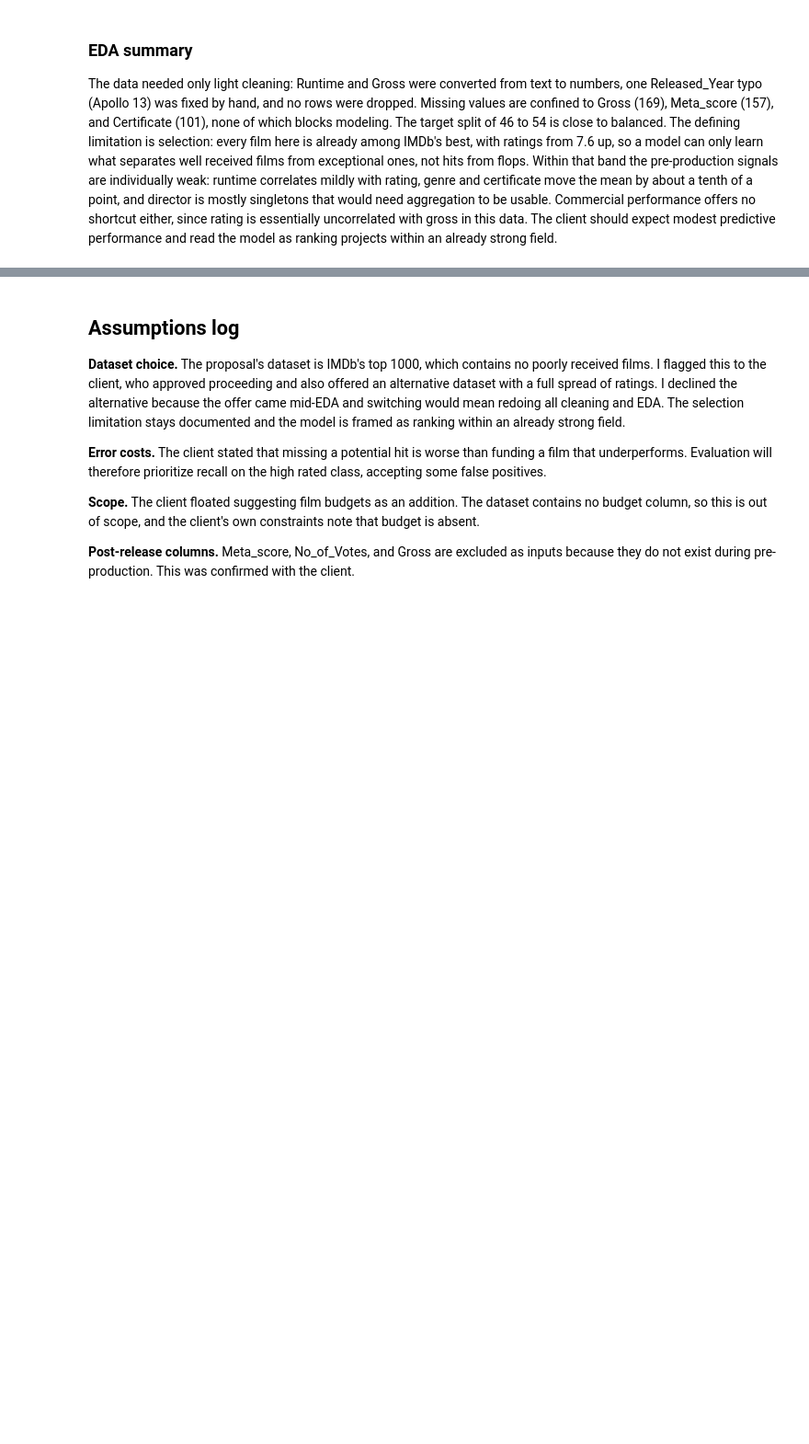
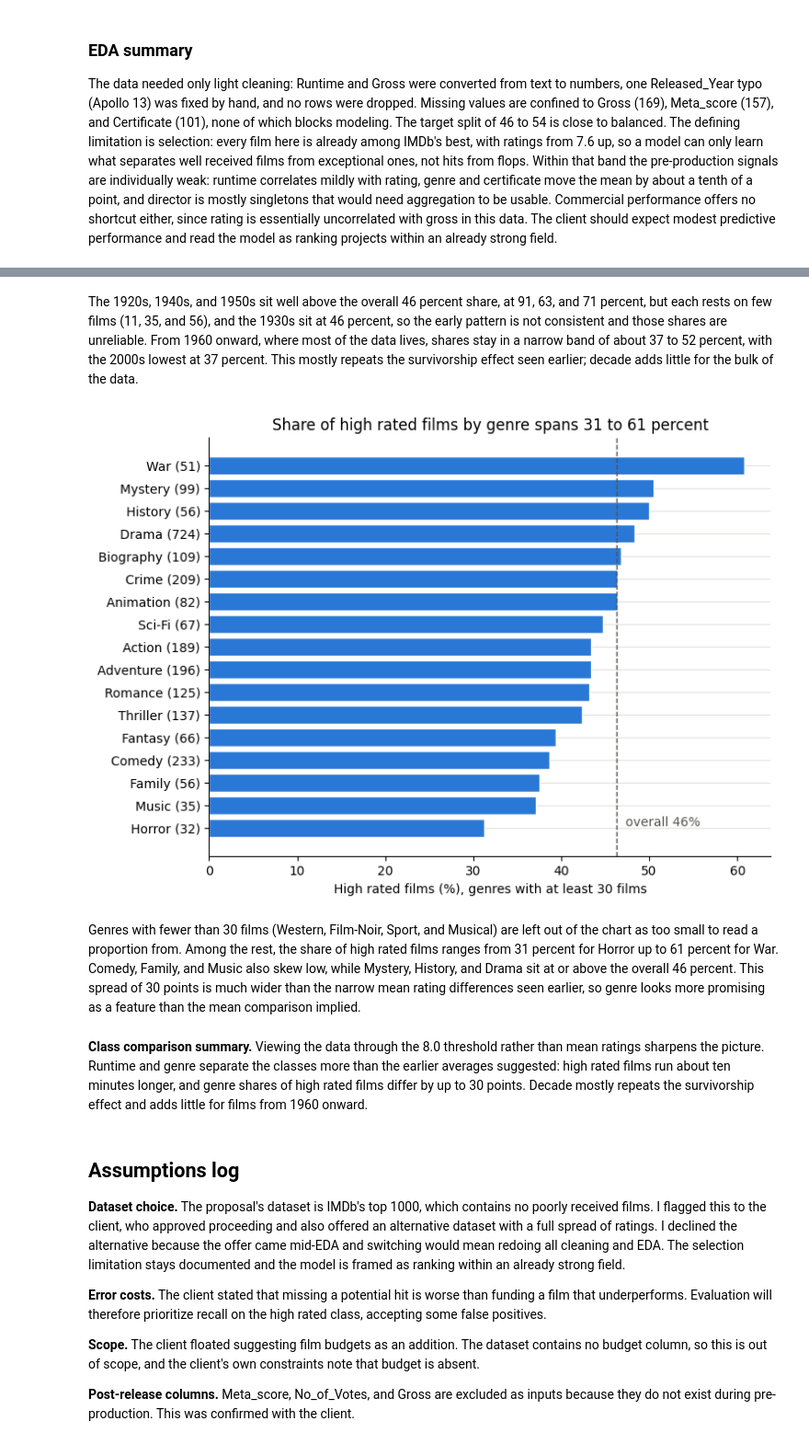
Before and after one commit to ekam-n/iat461-final-project, a Jupyter notebook: notebook.ipynb, the cells around one changed output, grey strips where cells are left out. Shown at 92% size. Saved outputs shown, nothing was run; the diff lists cells and outputs as text; code cells hidden in the pictures; blank space fills up the shorter version.

```diff
--- a/notebook.ipynb
+++ b/notebook.ipynb
@@ -289,3 +327,26 @@ The data needed only light cleaning: Runtime and Gross were converted from text
+# %% [markdown]
+The 1920s, 1940s, and 1950s sit well above the overall 46 percent share, at 91, 63, and 71 percent, but each rests on few films (11, 35, and 56), and the 1930s sit at 46 percent, so the early pattern is not consistent and those shares are unreliable. From 1960 onward, where most of the data lives, shares stay in a narrow band of about 37 to 52 percent, with the 2000s lowest at 37 percent. This mostly repeats the survivorship effect seen earlier; decade adds little for the bulk of the data.
+# %%
+genre_share = (df.assign(Genre=df["Genre"].str.split(", ")).explode("Genre")
+               .groupby("Genre")["high_rated"].agg(["mean", "count"])
+               .query("count >= 30").sort_values("mean"))
+labels = [f"{g} ({c})" for g, c in zip(genre_share.index, genre_share["count"])]
+
+fig, ax = plt.subplots(figsize=(8, 6))
+ax.barh(range(len(genre_share)), genre_share["mean"] * 100, color=BLUE, edgecolor="white")
+ax.axvline(overall, color=INK, linestyle="--", linewidth=1)
+ax.text(overall + 1, 0.1, f"overall {overall:.0f}%", color=INK)
+ax.set_yticks(range(len(genre_share)), labels)
+ax.grid(axis="x")
+ax.set_title("Share of high rated films by genre spans 31 to 61 percent")
+ax.set_xlabel("High rated films (%), genres with at least 30 films")
+plt.show()
+# %% [output]
+[figure, added]
+# %% [markdown]
+Genres with fewer than 30 films (Western, Film-Noir, Sport, and Musical) are left out of the chart as too small to read a proportion from. Among the rest, the share of high rated films ranges from 31 percent for Horror up to 61 percent for War. Comedy, Family, and Music also skew low, while Mystery, History, and Drama sit at or above the overall 46 percent. This spread of 30 points is much wider than the narrow mean rating differences seen earlier, so genre looks more promising as a feature than the mean comparison implied.
+# %% [markdown]
+**Class comparison summary.** Viewing the data through the 8.0 threshold rather than mean ratings sharpens the picture. Runtime and genre separate the classes more than the earlier averages suggested: high rated films run about ten minutes longer, and genre shares of high rated films differ by up to 30 points. Decade mostly repeats the survivorship effect and adds little for films from 1960 onward.
 # %% [markdown]
 ## Assumptions log
 
```
Also changed, not shown: parts of 4 cells of this notebook.
